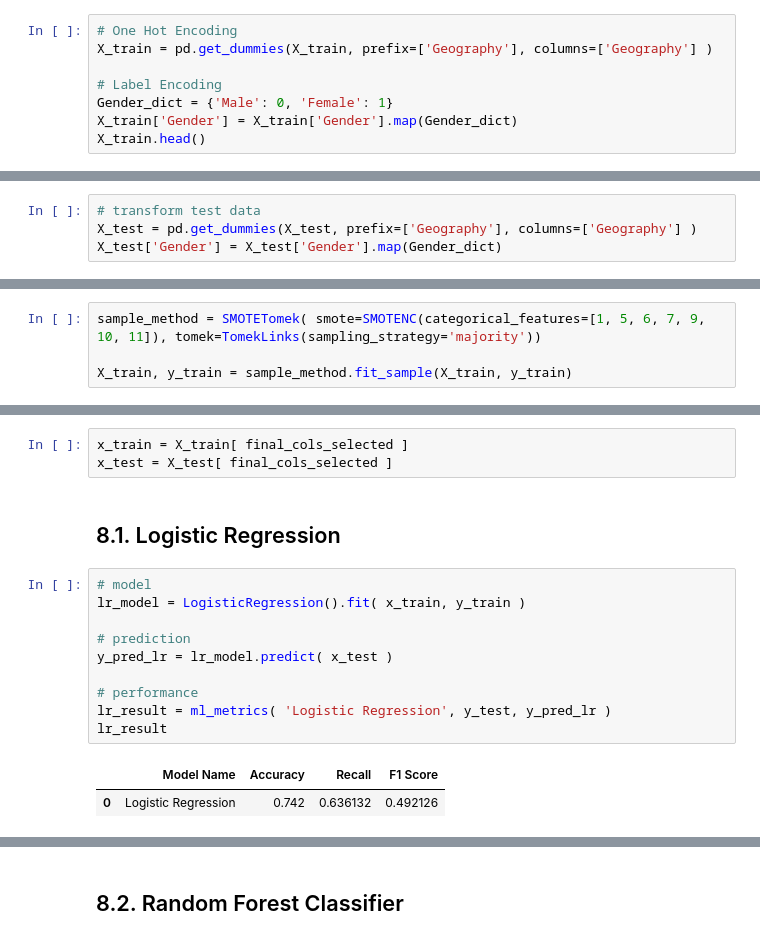
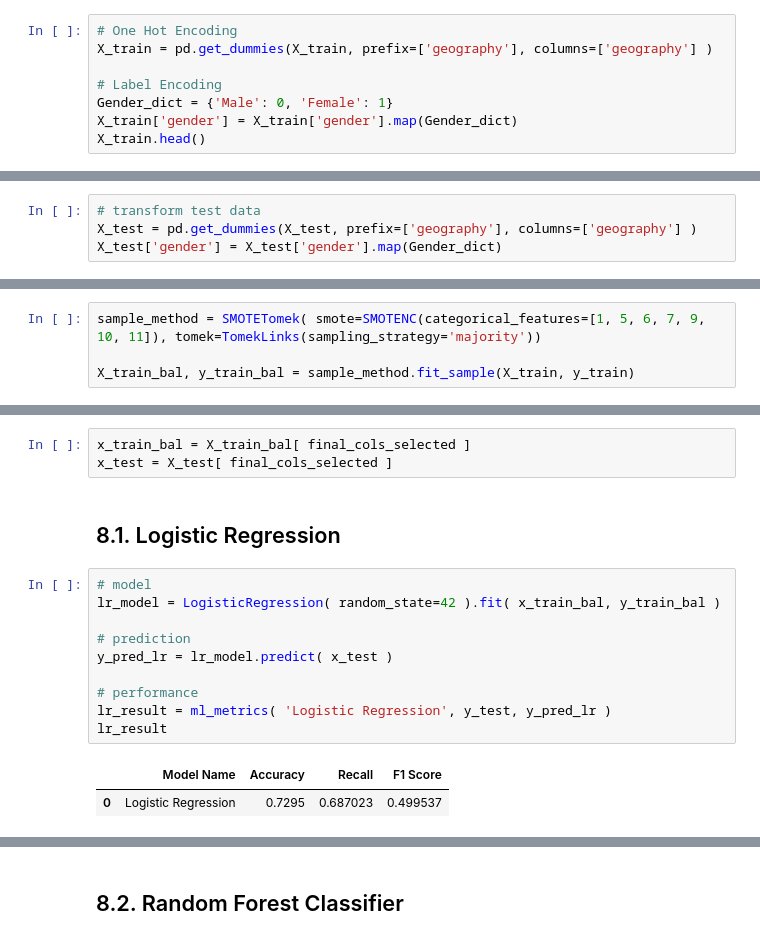
Before and after one commit to Gutscs/Client-Churn-Prediction, a Jupyter notebook: notebooks/churn_pred_cycle-2.ipynb, the cells around one changed output, grey strips where cells are left out. Saved outputs shown, nothing was run; the diff lists cells and outputs as text.

```diff
--- a/notebooks/churn_pred_cycle-2.ipynb
+++ b/notebooks/churn_pred_cycle-2.ipynb
@@ -516,10 +590,10 @@ X_test['NumOfProducts'] = rs_NumOfProducts.transform( X_test[['NumOfProducts']].
 ### 6.3.1. Encoding
 # %%
 # One Hot Encoding
-X_train = pd.get_dummies(X_train, prefix=['Geography'], columns=['Geography'] )
+X_train = pd.get_dummies(X_train, prefix=['geography'], columns=['geography'] )
 
 # Label Encoding
 Gender_dict = {'Male': 0, 'Female': 1}
-X_train['Gender'] = X_train['Gender'].map(Gender_dict)
+X_train['gender'] = X_train['gender'].map(Gender_dict)
 X_train.head()
 # %% [output]
@@ -532,11 +606,11 @@ X_train.head()
 # %%
 # transform test data
-X_test = pd.get_dummies(X_test, prefix=['Geography'], columns=['Geography'] )
-X_test['Gender'] = X_test['Gender'].map(Gender_dict)
+X_test = pd.get_dummies(X_test, prefix=['geography'], columns=['geography'] )
+X_test['gender'] = X_test['gender'].map(Gender_dict)
 # %% [markdown]
 ## 6.4. Data Sampling
 # %%
 sample_method = SMOTETomek( smote=SMOTENC(categorical_features=[1, 5, 6, 7, 9, 10, 11]), tomek=TomekLinks(sampling_strategy='majority'))
 
-X_train, y_train = sample_method.fit_sample(X_train, y_train)
+X_train_bal, y_train_bal = sample_method.fit_sample(X_train, y_train)
 # %%
@@ -581,22 +673,22 @@ final_cols_selected = X_train.columns
 # %% [markdown]
 # 8. Machine Learning Model
 # %%
-x_train = X_train[ final_cols_selected ]
+x_train_bal = X_train_bal[ final_cols_selected ]
 x_test = X_test[ final_cols_selected ]
 # %% [markdown]
 ## 8.1. Logistic Regression
 # %%
 # model
-lr_model = LogisticRegression().fit( x_train, y_train )
+lr_model = LogisticRegression( random_state=42 ).fit( x_train_bal, y_train_bal )
 
 # prediction
 y_pred_lr = lr_model.predict( x_test )
 
 # performance
 lr_result = ml_metrics( 'Logistic Regression', y_test, y_pred_lr )
 lr_result
 # %% [output]
 |  | Model Name | Accuracy | Recall | F1 Score |
-| 0 | Logistic Regression | 0.742 | 0.636132 | 0.492126 |
+| 0 | Logistic Regression | 0.7295 | 0.687023 | 0.499537 |
 # %%
 # plot cumulative gain curve and lift curve
```
Also changed, not shown: parts of 34 cells of this notebook.
